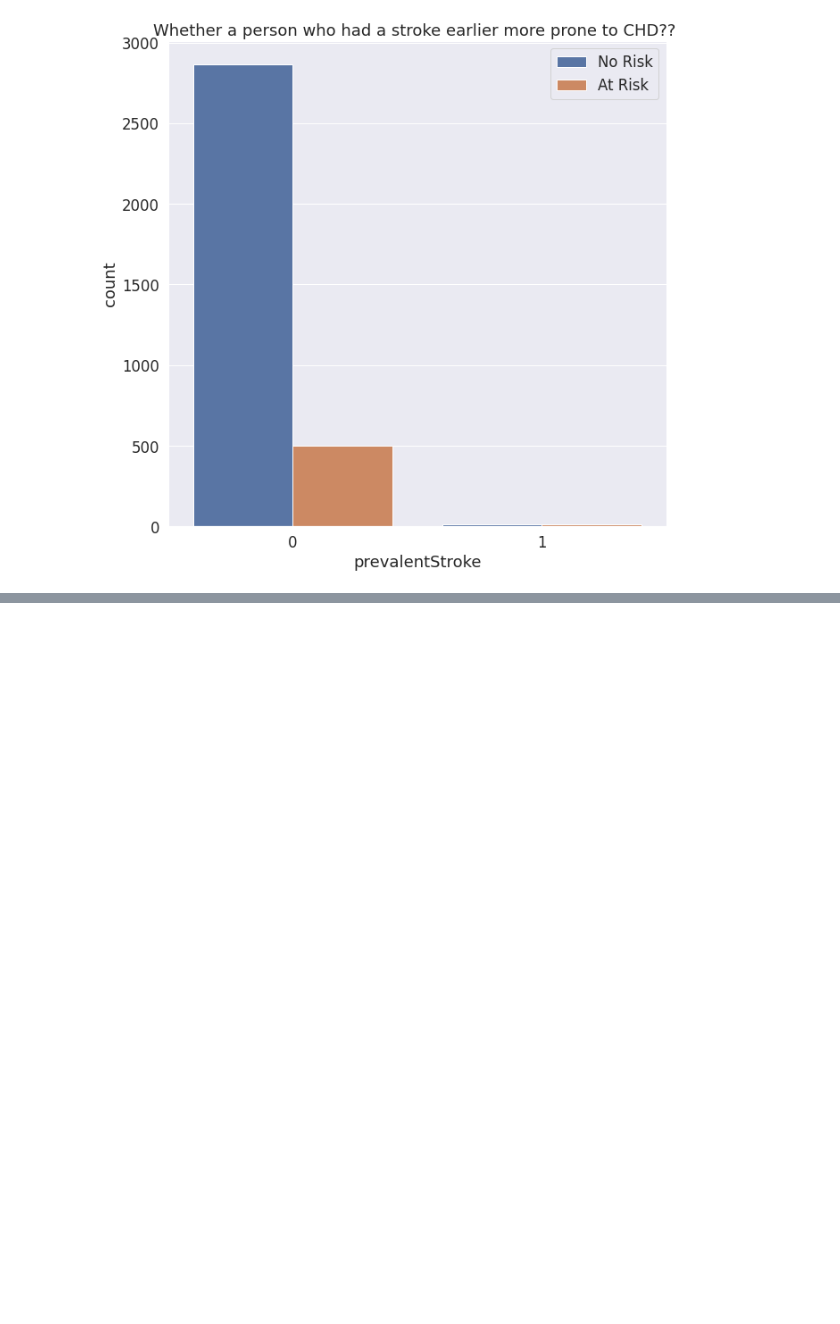
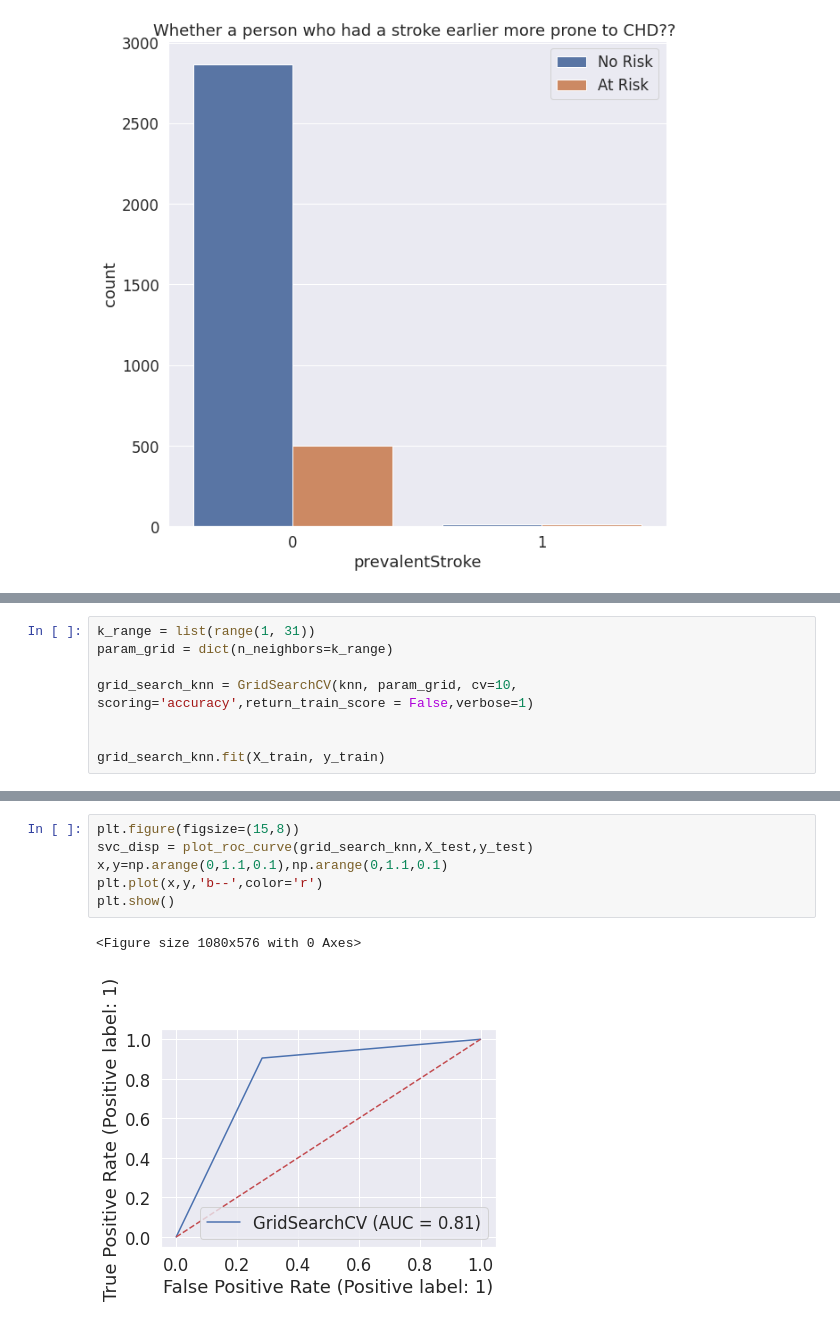
Before and after one commit to KirteshVerma/Cardiovascular_Risk_Prediction, a Jupyter notebook: kirtesh_Cardio_Risk_Prediction.ipynb, the cells around one changed output, grey strips where cells are left out. Cells and saved outputs as stored; diff of their text form; blank space fills up the shorter version.

```diff
--- a/kirtesh_Cardio_Risk_Prediction.ipynb
+++ b/kirtesh_Cardio_Risk_Prediction.ipynb
@@ -384,0 +558,8 @@ plt.show()
+# %%
+k_range = list(range(1, 31))
+param_grid = dict(n_neighbors=k_range)
+
+grid_search_knn = GridSearchCV(knn, param_grid, cv=10, scoring='accuracy',return_train_score = False,verbose=1)
+
+
+grid_search_knn.fit(X_train, y_train)
@@ -384,0 +598,9 @@ plt.show()
+# %%
+plt.figure(figsize=(15,8))
+svc_disp = plot_roc_curve(grid_search_knn,X_test,y_test)
+x,y=np.arange(0,1.1,0.1),np.arange(0,1.1,0.1)
+plt.plot(x,y,'b--',color='r')
+plt.show()
+# %% [output]
+<Figure size 1080x576 with 0 Axes>
+[figure, added]
```
Also changed, not shown: parts of 27 cells of this notebook.
